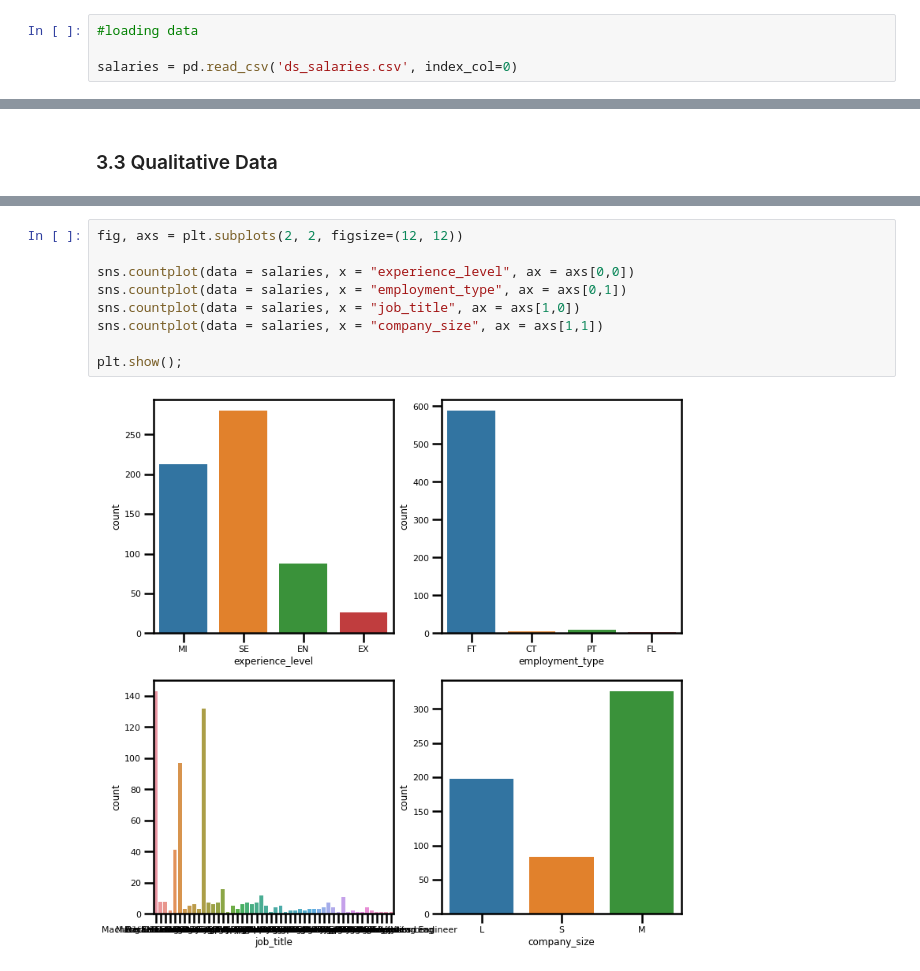
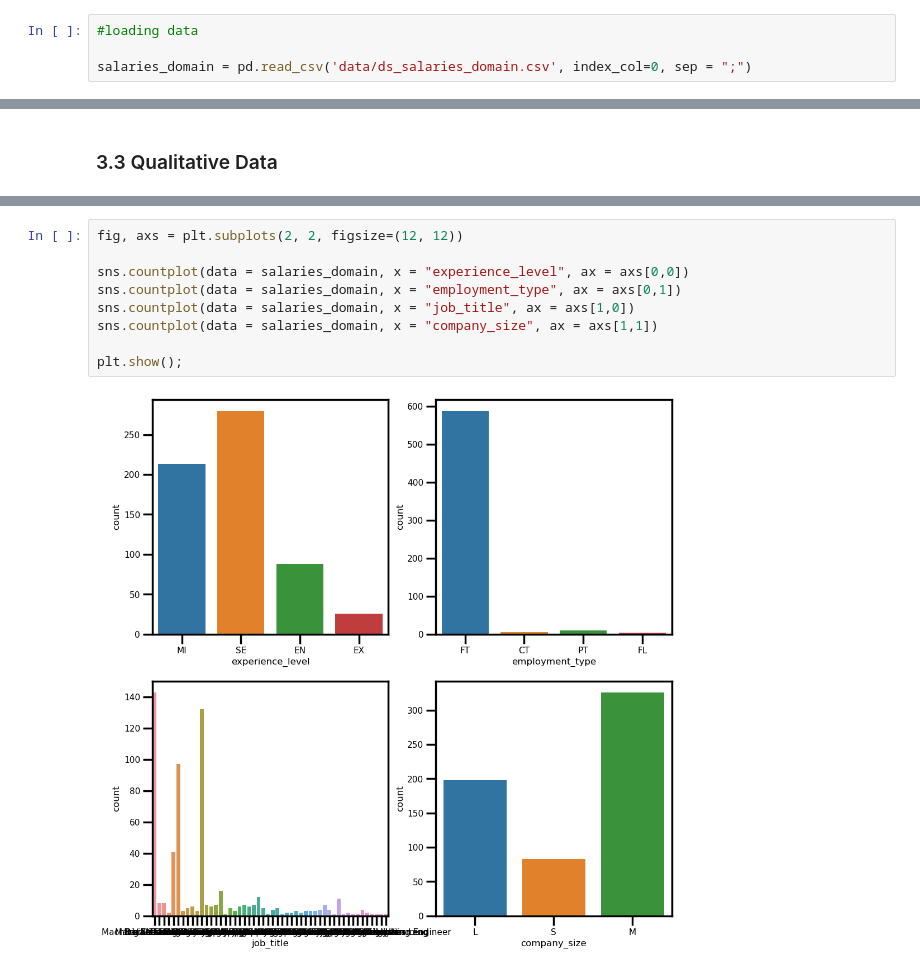
Before and after one commit to adzict/data_science_salaries, a Jupyter notebook: Data Science Salaries Dataset Exploration.ipynb, the cells around one changed output, grey strips where cells are left out. Drawn from its saved outputs; the diff is of its cells as text.

```diff
--- a/Data Science Salaries Dataset Exploration.ipynb
+++ b/Data Science Salaries Dataset Exploration.ipynb
@@ -64,7 +64,7 @@ sns.set_context('poster', font_scale=0.5)
 # %%
 #loading data
 
-salaries = pd.read_csv('ds_salaries.csv', index_col=0)
+salaries_domain = pd.read_csv('data/ds_salaries_domain.csv', index_col=0, sep = ";")
 # %% [markdown]
 # Basic EDA
 # %%
@@ -169,12 +171,12 @@ salaries.select_dtypes(exclude='number')
 # %%
 fig, axs = plt.subplots(2, 2, figsize=(12, 12))
 
-sns.countplot(data = salaries, x = "experience_level", ax = axs[0,0])
-sns.countplot(data = salaries, x = "employment_type", ax = axs[0,1])
-sns.countplot(data = salaries, x = "job_title", ax = axs[1,0])
-sns.countplot(data = salaries, x = "company_size", ax = axs[1,1])
+sns.countplot(data = salaries_domain, x = "experience_level", ax = axs[0,0])
+sns.countplot(data = salaries_domain, x = "employment_type", ax = axs[0,1])
+sns.countplot(data = salaries_domain, x = "job_title", ax = axs[1,0])
+sns.countplot(data = salaries_domain, x = "company_size", ax = axs[1,1])
 
 plt.show();
 # %% [output]
-[figure, old version]
+[figure, new version]
 # %%
```
Also changed, not shown: parts of 14 cells of this notebook, 6 other files.
